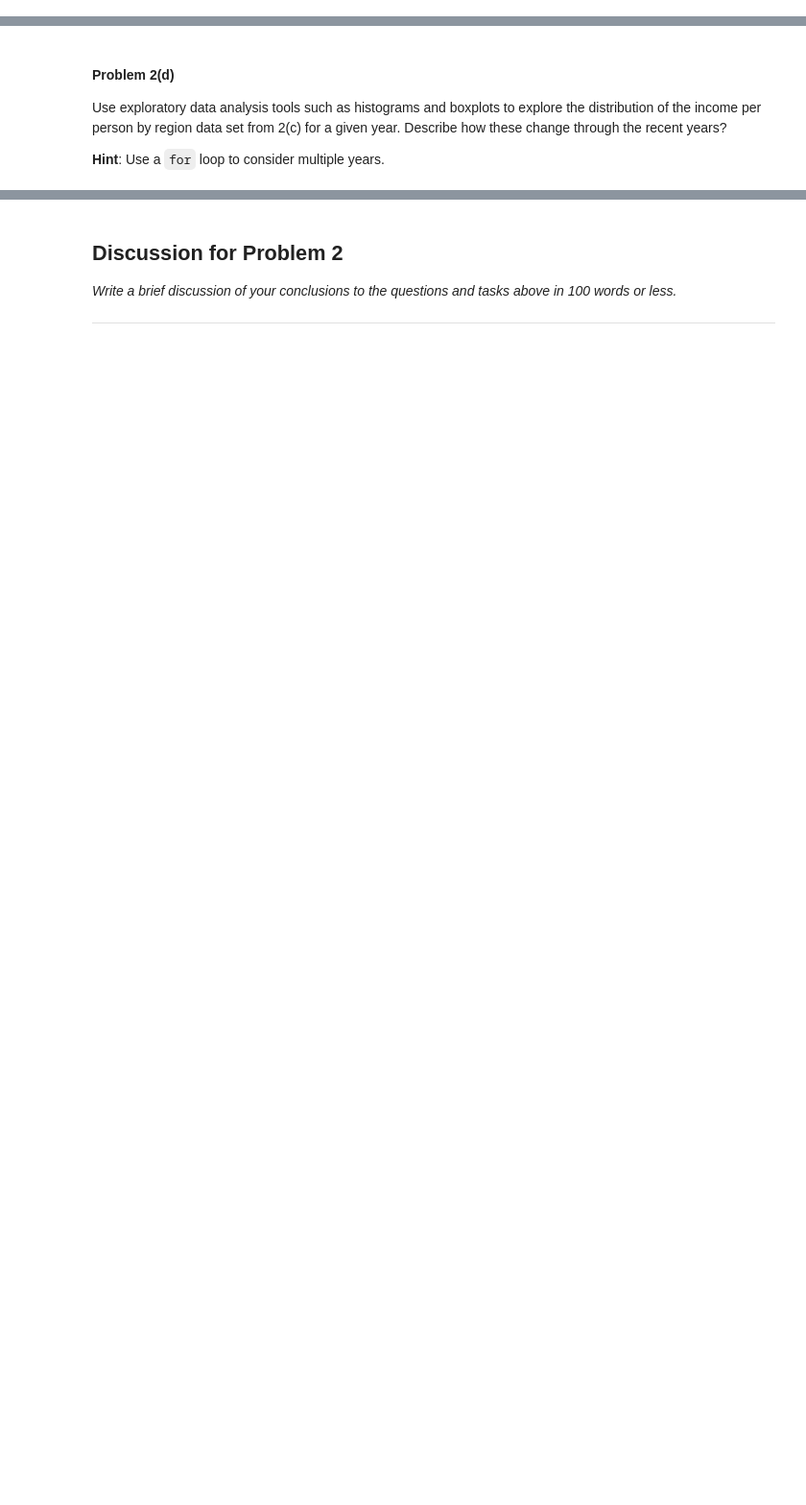
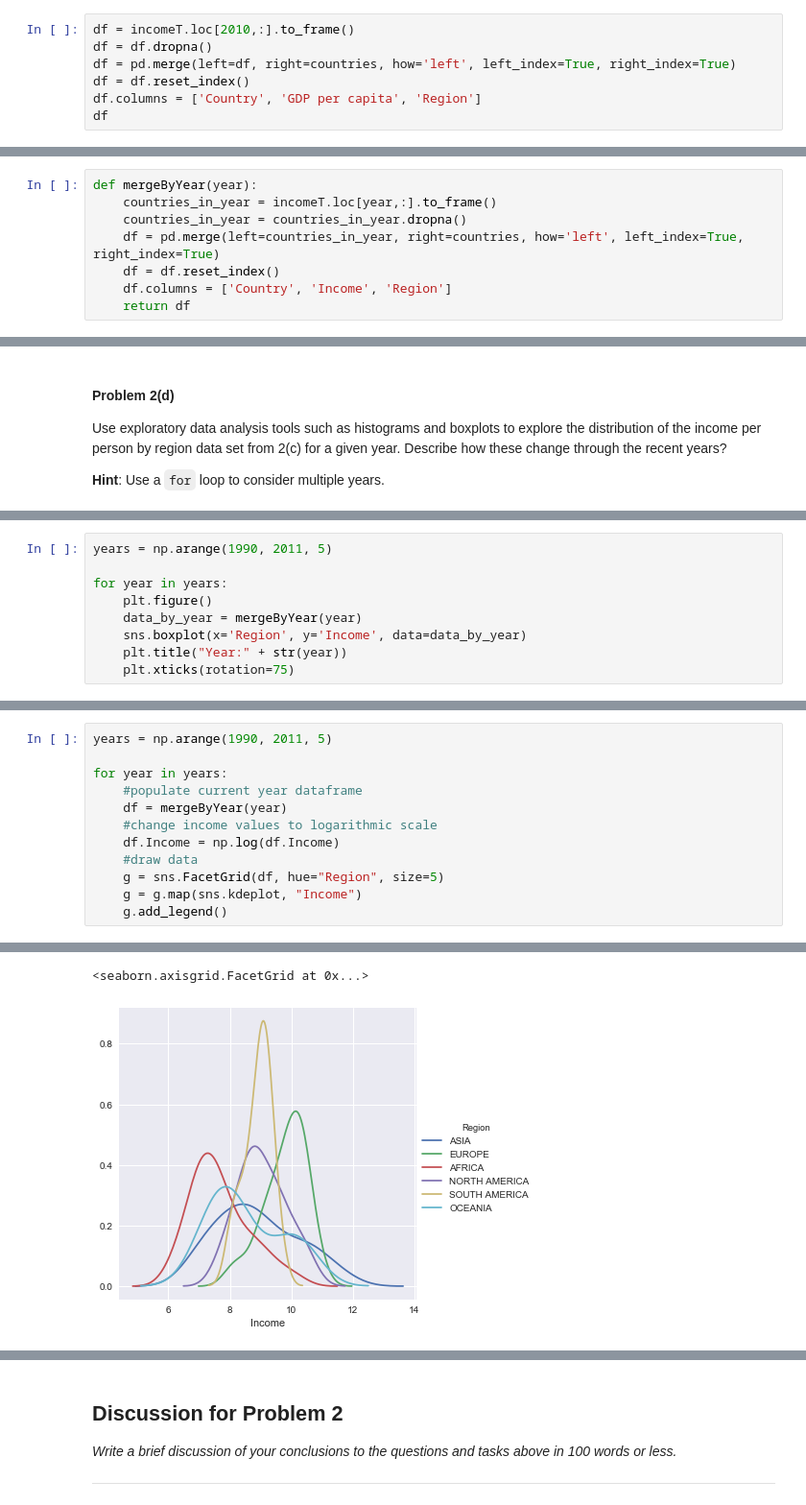
Before and after one commit to matkalinowski/cs-109, a Jupyter notebook: HW1.ipynb, the cells around one changed output, grey strips where cells are left out. Shown at 96% size. Drawn from its saved outputs; the diff is of its cells as text; blank space fills up the shorter version.

```diff
--- a/HW1.ipynb
+++ b/HW1.ipynb
@@ -234,0 +303,7 @@ Example
+# %%
+df = incomeT.loc[2010,:].to_frame()
+df = df.dropna()
+df = pd.merge(left=df, right=countries, how='left', left_index=True, right_index=True)
+df = df.reset_index()
+df.columns = ['Country', 'GDP per capita', 'Region']
+df
@@ -234,0 +329,8 @@ Example
+# %%
+def mergeByYear(year):
+    countries_in_year = incomeT.loc[year,:].to_frame()
+    countries_in_year = countries_in_year.dropna()
+    df = pd.merge(left=countries_in_year, right=countries, how='left', left_index=True, right_index=True)
+    df = df.reset_index()
+    df.columns = ['Country', 'Income', 'Region']
+    return df
@@ -242,0 +364,9 @@ Use exploratory data analysis tools such as histograms and boxplots to explore t
+# %%
+years = np.arange(1990, 2011, 5)
+
+for year in years:
+    plt.figure()
+    data_by_year = mergeByYear(year)
+    sns.boxplot(x='Region', y='Income', data=data_by_year)
+    plt.title("Year:" + str(year))
+    plt.xticks(rotation=75)
@@ -242,0 +387,13 @@ Use exploratory data analysis tools such as histograms and boxplots to explore t
+# %%
+years = np.arange(1990, 2011, 5)
+
+for year in years:
+    #populate current year dataframe
+    df = mergeByYear(year)
+    #change income values to logarithmic scale
+    df.Income = np.log(df.Income)
+    #draw data
+    g = sns.FacetGrid(df, hue="Region", size=5)
+    g = g.map(sns.kdeplot, "Income")
+    g.add_legend()
+# %% [output]
@@ -242,0 +404,2 @@ Use exploratory data analysis tools such as histograms and boxplots to explore t
+<seaborn.axisgrid.FacetGrid at 0x...>
+[figure, added]
```
Also changed, not shown: parts of 23 cells of this notebook, 2 other files.
